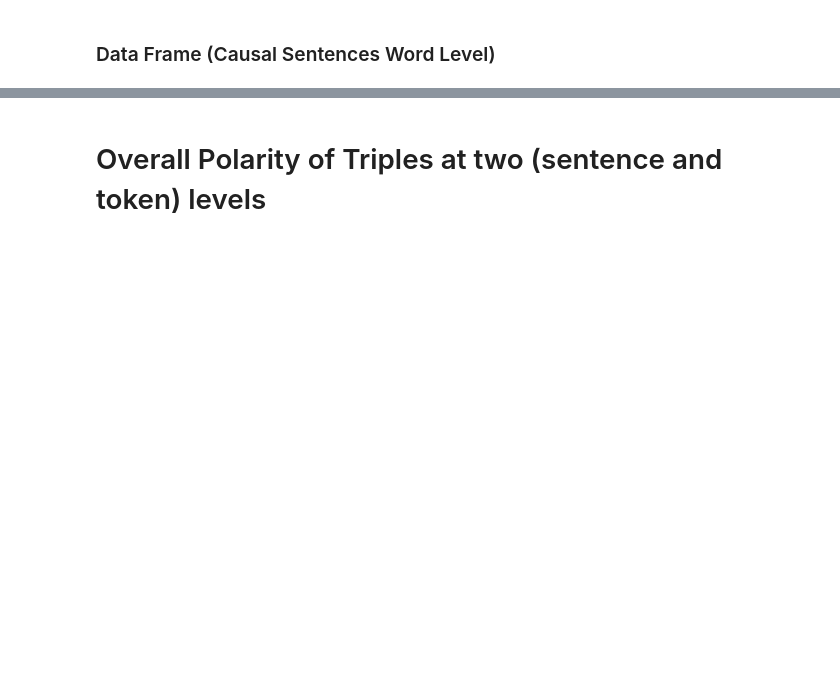
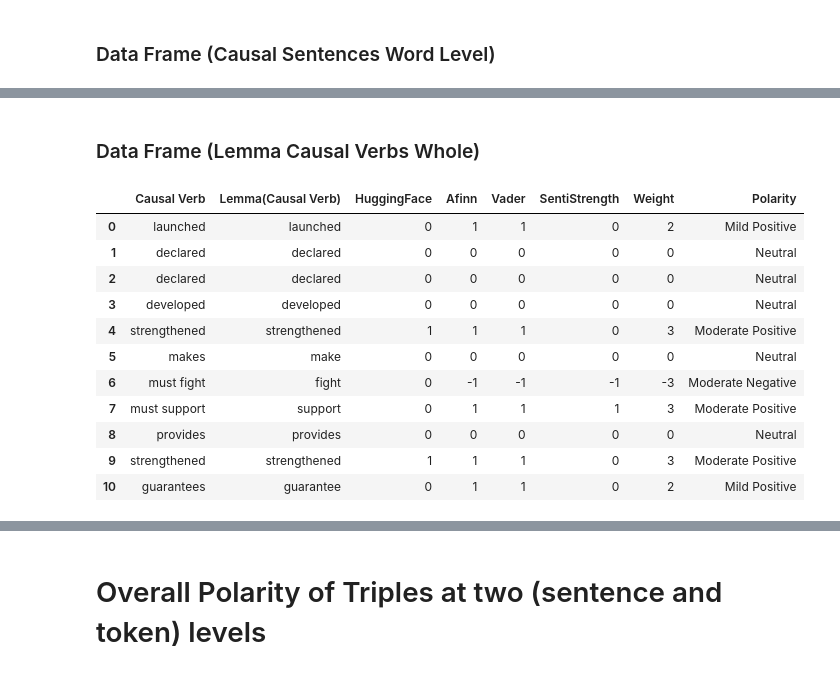
Before and after one commit to solatjabeen/causal-graph-acquisition, a Jupyter notebook: [V1.1SecondPart_NeuralCoref+pruning]CausalGraphAquisition.ipynb, the cells around one changed output, grey strips where cells are left out. Saved outputs shown, nothing was run; the diff lists cells and outputs as text; code cells hidden in the pictures; blank space fills up the shorter version.

```diff
--- a/[V1.1SecondPart_NeuralCoref+pruning]CausalGraphAquisition.ipynb
+++ b/[V1.1SecondPart_NeuralCoref+pruning]CausalGraphAquisition.ipynb
@@ -978,7 +1182,7 @@ for causalSentence, polarity  in zip(causalTriples, sentiStrength):
 # %%
 #df2 = pd.DataFrame([[38.0, 2.0, 18.0, 22.0, 21, 0,0],[19, 439, 6, 452, 226,232,0]],columns=['Causal Sentence','AllenNlp','Afinn','Vader','SentiStrength','Weight','Polarity'])
 
-df2 = pd.DataFrame(list(zip(causalTriples, allen, afinn, vader,sentiStrength)), columns =['Causal Triple', 'AllenNLP','Afinn','Vader','SentiStrength'])
+df2 = pd.DataFrame(list(zip(dagCauseTriples, allen, afinn, vader,sentiStrength)), columns =['Causal Triple', 'HuggingFace','Afinn','Vader','SentiStrength'])
 df2["Weight"] = df2.sum(axis=1)
 
 sentPolarity = []
@@ -1371,7 +1665,7 @@ for a,b in zip(causalTriples,afinn_word):
 vader_word = []
 vader_tuple = []
 
-for tokenTuple in causalTriples:
+for tokenTuple in dagCauseTriples:
     #print(sent)
     for token in tokenTuple:
         #if str(token) not in marks:
@@ -1386,6 +1680,6 @@ for tokenTuple in causalTriples:
     vader_word.append(vader_tuple)
     vader_tuple = []
 
-for a,b in zip(causalTriples,vader_word):
+for a,b in zip(dagCauseTriples,vader_word):
     #print(len(a))
     print(a,b)
@@ -1731,0 +2564,14 @@ for i in range(0,limit):
+# %%
+sentiStrength = []
+
+for sent in lemmaDagCauseVerbs:
+    result = senti.getSentiment(str(sent), score='scale')
+    if result[0] > 0:
+        sentiStrength.append(1)
+    elif result[0] < 0:
+        sentiStrength.append(-1)
+    else:
+        sentiStrength.append(0)
+
+for causalSentence, polarity  in zip(lemmaDagCauseVerbs, sentiStrength):
+    print(causalSentence, polarity)
@@ -1731,0 +2590,60 @@ for i in range(0,limit):
+# %% [markdown]
+### Data Frame (Lemma Causal Verbs Whole)
+# %%
+#df2 = pd.DataFrame([[38.0, 2.0, 18.0, 22.0, 21, 0,0],[19, 439, 6, 452, 226,232,0]],columns=['Causal Sentence','AllenNlp','Afinn','Vader','SentiStrength','Weight','Polarity'])
+
+df2 = pd.DataFrame(list(zip(dagCauseVerbs, lemmaDagCauseVerbs, allen, afinn, vader,sentiStrength)), columns =['Causal Verb', 'Lemma(Causal Verb)', 'HuggingFace','Afinn','Vader','SentiStrength'])
+df2["Weight"] = df2.sum(axis=1)
+
+sentPolarity = []
+LemmaVerbsWeight_tokLevel = []
+
+for index, row in df2.iterrows():
+    tripleWeightTuple = []
+    weight = row['Weight']
+    tripleWeightTuple.append(weight)
+    LemmaVerbsWeight_tokLevel.append(tripleWeightTuple)
+    #print(weight)
+    if weight is -4:
+        sentPolarity.append('Strong Negative')
+        #print('Strong Negative')
+    elif weight is -3:
+        sentPolarity.append('Moderate Negative')
+        #print('Moderate Negative')
+    elif weight is -2:
+        sentPolarity.append('Mild Negative')
+        #print('Mild Negative')
+    elif weight is -1:
+        sentPolarity.append('Weak Negative')
+        #print('Weak Negative')
+    elif weight is 0:
+        sentPolarity.append('Neutral')
+        #print('Neutral')
+    elif weight is 4:
+        sentPolarity.append('Strong Positive')
+        #print('Strong Positive')
+    elif weight is 3:
+        sentPolarity.append('Moderate Positive')
+        #print('Moderate Positive')
+    elif weight is 2:
+        sentPolarity.append('Mild Positive')
+        #print('Mild Positive')
+    elif weight is 1:
+        sentPolarity.append('Weak Positive')
+        #print('Weak Positive')
+
+df2["Polarity"] = sentPolarity
+df2.style
+# %% [output]
+|  | Causal Verb | Lemma(Causal Verb) | HuggingFace | Afinn | Vader | SentiStrength | Weight | Polarity |
+| 0 | launched | launched | 0 | 1 | 1 | 0 | 2 | Mild Positive |
+| 1 | declared | declared | 0 | 0 | 0 | 0 | 0 | Neutral |
+| 2 | declared | declared | 0 | 0 | 0 | 0 | 0 | Neutral |
+| 3 | developed | developed | 0 | 0 | 0 | 0 | 0 | Neutral |
+| 4 | strengthened | strengthened | 1 | 1 | 1 | 0 | 3 | Moderate Positive |
+| 5 | makes | make | 0 | 0 | 0 | 0 | 0 | Neutral |
+| 6 | must fight | fight | 0 | -1 | -1 | -1 | -3 | Moderate Negative |
+| 7 | must support | support | 0 | 1 | 1 | 1 | 3 | Moderate Positive |
+| 8 | provides | provides | 0 | 0 | 0 | 0 | 0 | Neutral |
+| 9 | strengthened | strengthened | 1 | 1 | 1 | 0 | 3 | Moderate Positive |
+| 10 | guarantees | guarantee | 0 | 1 | 1 | 0 | 2 | Mild Positive |
```
Also changed, not shown: parts of 104 cells of this notebook, 16 other files.
